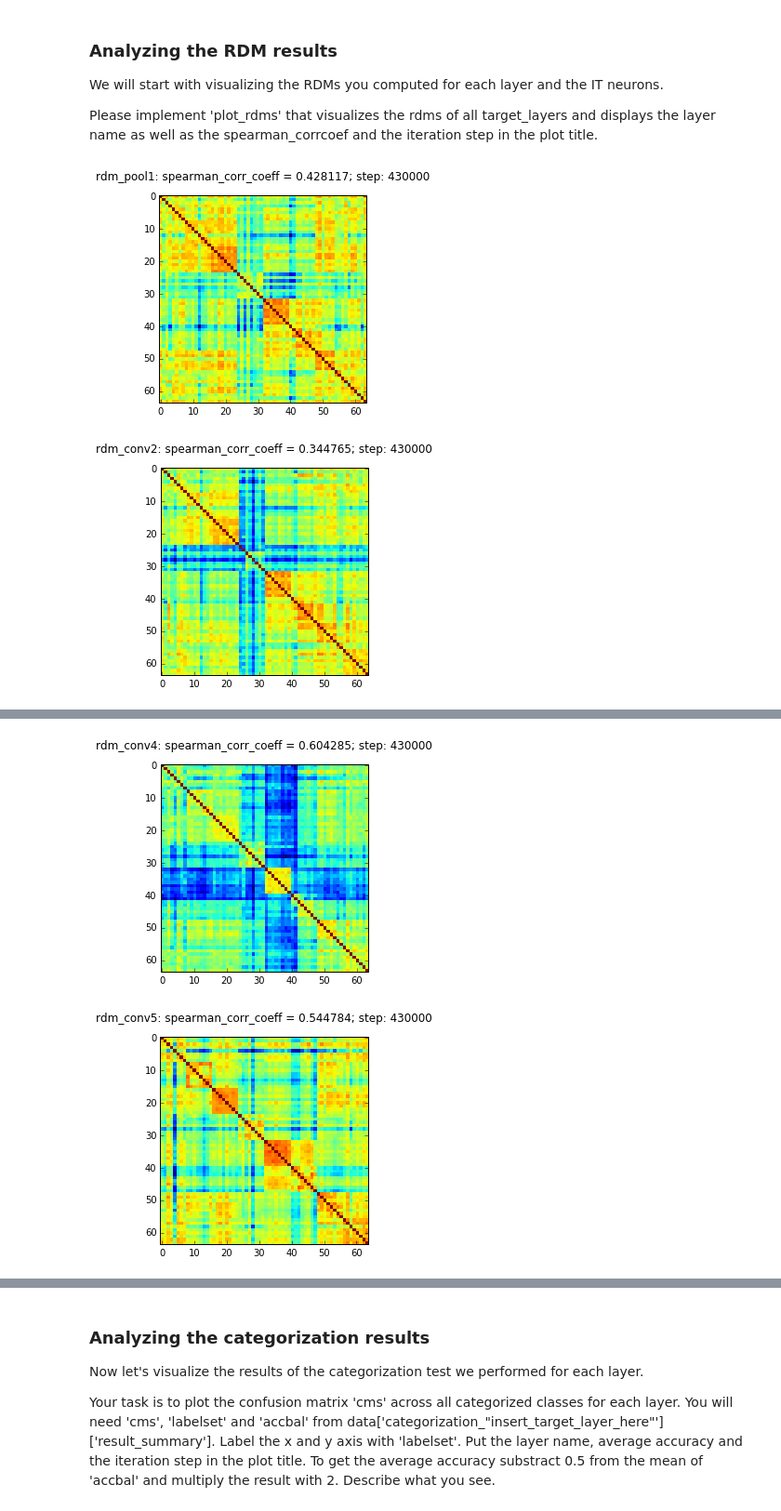
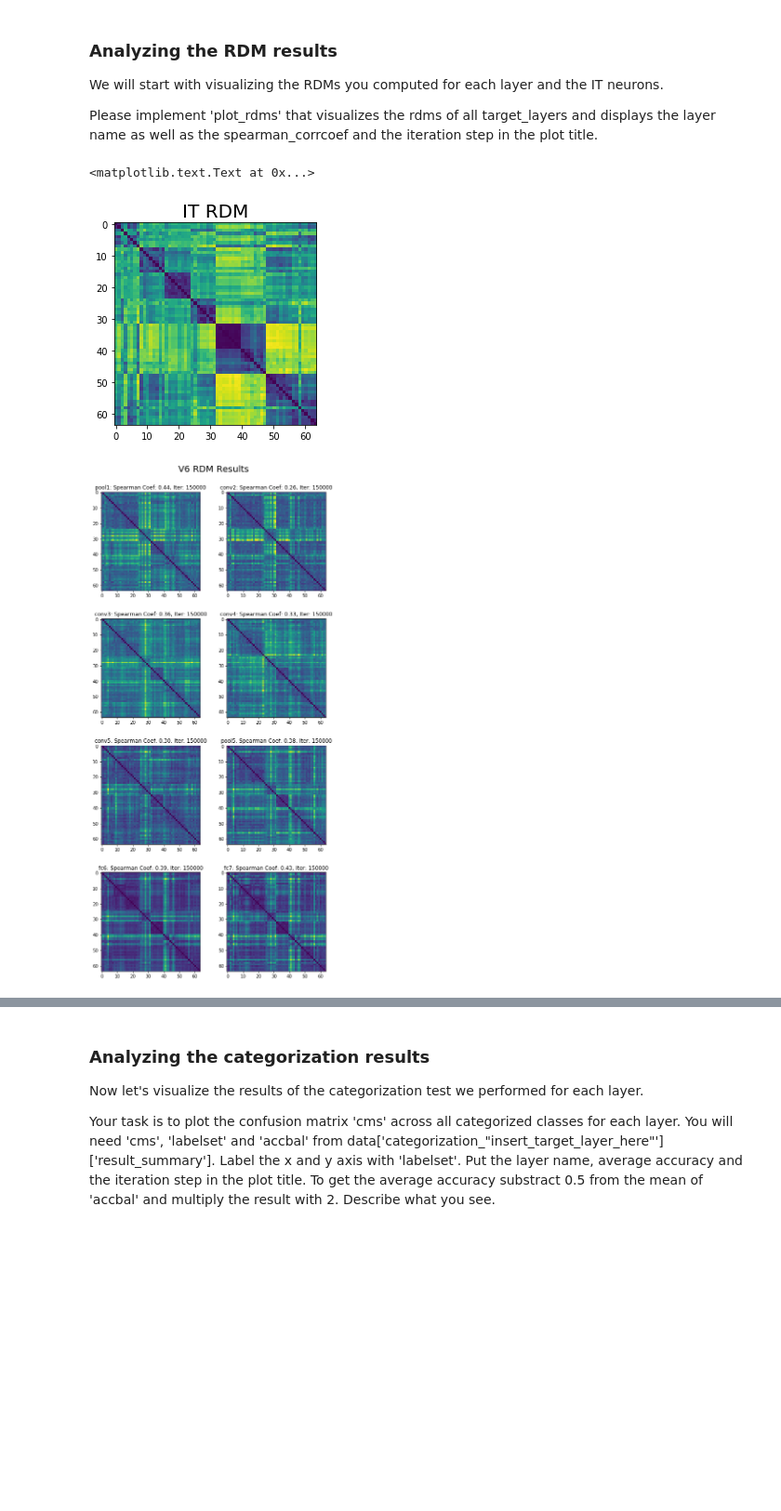
Before and after one commit to neuroailab/cs375, a Jupyter notebook: assignment1/cs375-assignment-1.ipynb, the cells around one changed output, grey strips where cells are left out. Shown at 93% size. Cells and saved outputs as stored; diff of their text form; code cells hidden in the pictures; blank space fills up the shorter version.

```diff
--- a/assignment1/cs375-assignment-1.ipynb
+++ b/assignment1/cs375-assignment-1.ipynb
@@ -22,8 +22,9 @@ Let's connect to the database and pull the data training and test data that is s
 In order to find the right experiment id, it is useful to display which experiments are stored in the database first.
 # %%
 # connect to database
-dbname = 'imagenet'
+dbname = 'assignment1'
 collname = 'alexnet'
+exp_id = '2nd_experiment'
 port = 24444
 
 conn = pm.MongoClient(port = port)
@@ -93,13 +104,12 @@ In the following, your task will be to plot your evaluations at different iterat
 def get_neural_validation_data(exp_id):
     q_val = {'exp_id' : exp_id, 'validation_results' : {'$exists' : True}, 'validates': {'$exists' : True}}
     val_steps = coll.find(q_val, projection = ['validation_results', 'validates', 'exp_id'])
-
     results = [val_steps[i] for i in range(val_steps.count())]
     for res in results:
         res['step'] = coll.find({'_id': res['validates']})[0]['step']
     return results
 
-validation_data = get_neural_validation_data(exp_id=YOUR_EXP_ID_HERE)
+validation_data = get_neural_validation_data(exp_id=exp_id)
 print('data keys:')
 print(validation_data[0].keys())
 # %% [output]
@@ -117,7 +127,8 @@ and
 """
 target_layers = ['pool1', 'conv2', 'conv3', 'conv4', 'conv5', 'pool5', 'fc6', 'fc7']
 idx = -1 ### YOUR idx HERE
-data = validation_data[idx]['validation_results']['valid0']
+data_all = validation_data[idx]['validation_results']['VAll']
+data_6 = validation_data[idx]['validation_results']['V6']
 step = validation_data[idx]['step']
 # %% [markdown]
 ### Analyzing the RDM results
@@ -126,22 +137,40 @@ We will start with visualizing the RDMs you computed for each layer and the IT n
 
 Please implement 'plot_rdms' that visualizes the rdms of all target_layers and displays the layer name as well as the spearman_corrcoef and the iteration step in the plot title.
 # %%
+from math import ceil
+
 def plot_rdms(data, target_layers, step):
     """
     Displays the RDMs of all target layers.
 
     You will need to EDIT this part. Please implement a function that visualizes
     the rdms of all target_layers and displays the layer name as well as the
     spearman_corrcoef in the plot title.
     """
+    ncols = 2
+    nrows = ceil(len(target_layers)/float(ncols))
+    plot_size = 4
+    f = plt.figure(figsize=(plot_size*ncols, plot_size*nrows))
     for i, layer in enumerate(target_layers):
         rdm = data['rdm_%s' % layer]
         spearman_corrcoef = data['spearman_corrcoef_%s' % layer]
         ### YOUR CODE HERE
+        plt.subplot(nrows, ncols, i+1)
+        plt.imshow(rdm)
+        plt.title('%s: Spearman Coef: %.2f, Iter: %s' % (layer, spearman_corrcoef, step))
+        ### END OF YOUR CODE
+    plt.tight_layout()
 
-        ### END OF YOUR CODE
+
+plt.title('IT RDM', fontsize=20)
+plt.imshow(data['rdm_it'])
+
+plot_rdms(data_6, target_layers, step)
+plt.suptitle('V6 RDM Results', fontsize=20, y=1.02)
 
 plot_rdms(data, target_layers, step)
+plt.suptitle('V0/3/6 RDM Results', fontsize=20, y=1.02)
 # %% [output]
+<matplotlib.text.Text at 0x...>
-[figure, old version]
+[figure, new version]
-[figure, old version]
+[figure, new version]
@@ -149,2 +177,0 @@ plot_rdms(data, target_layers, step)
-[figure, removed]
-[figure, removed]
```
Also changed, not shown: parts of 14 cells of this notebook, 15 other files.
